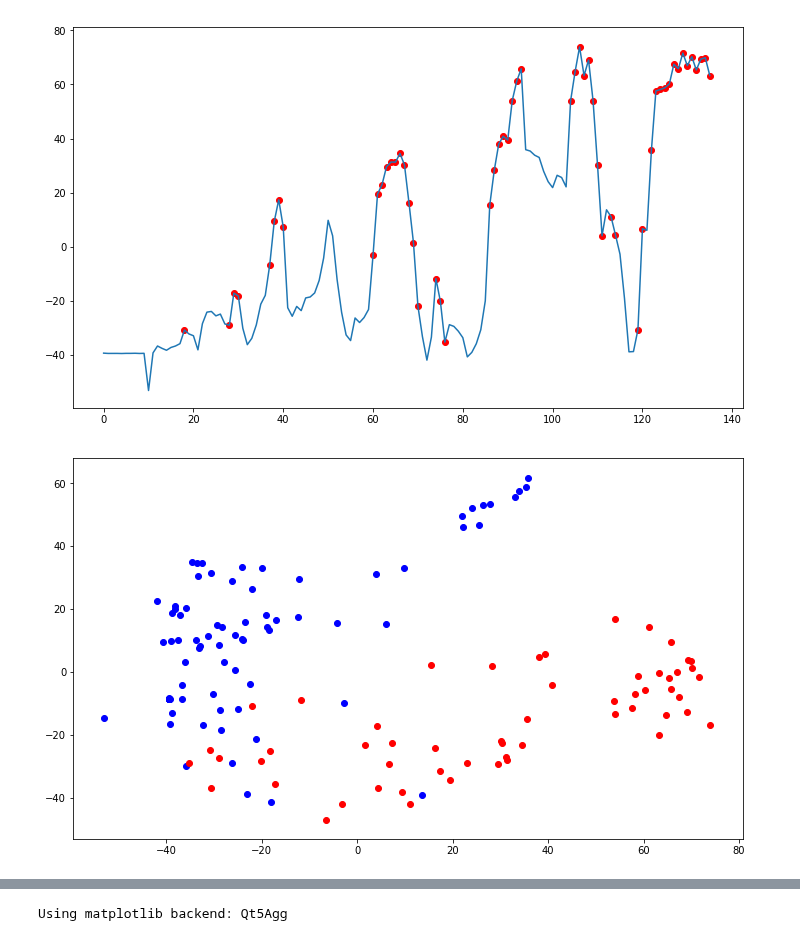
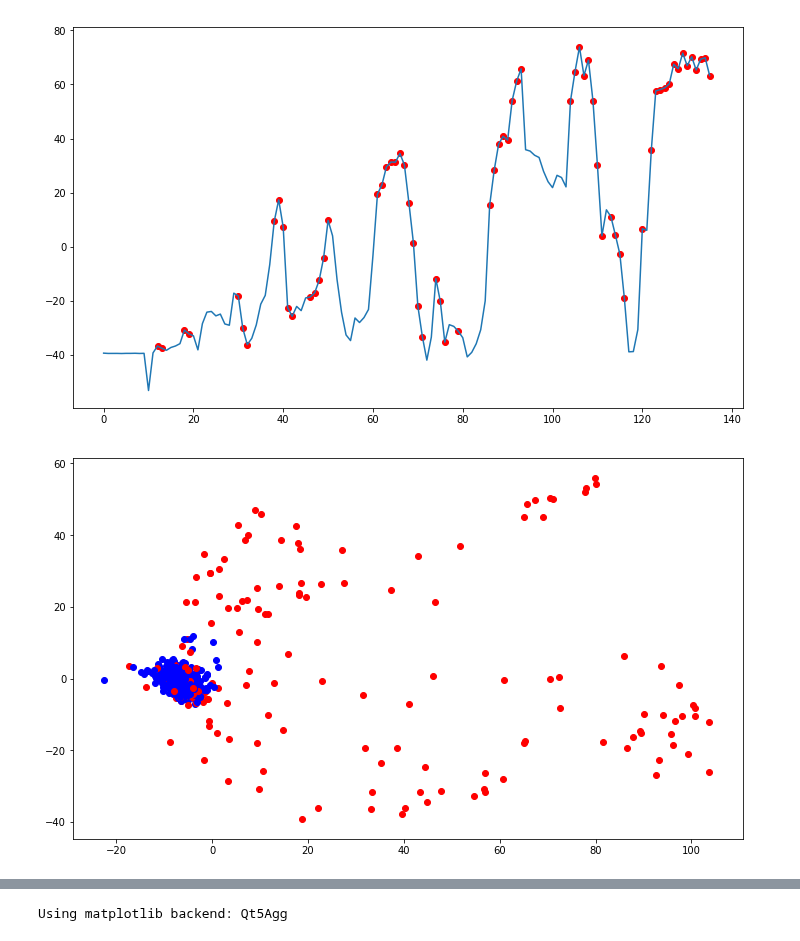
Before and after one commit to pratikluitel/SP-Cup, a Jupyter notebook: testingAlgos.ipynb, the cells around one changed output, grey strips where cells are left out. Drawn from its saved outputs; the diff is of its cells as text; code cells hidden in the pictures.

```diff
--- a/testingAlgos.ipynb
+++ b/testingAlgos.ipynb
@@ -110,7 +111,7 @@ z_score2 = find_theta_score(testData2)
 from sklearn.ensemble import IsolationForest
 
 #fit isofo model
-clf = IsolationForest(n_estimators=1000,contamination=0.0000000001) #contamination parameter specifies the level of contamination in training data
+clf = IsolationForest(n_estimators=1000,contamination=0.0000) #contamination parameter specifies the level of contamination in training data
 clf.fit(trainData)
 
 #predict anomalies
@@ -127,6 +128,7 @@ anomalyPrediction2 = tempanomalyPrediction2 == -1
 
 plot_anomalies_in_1D(z_score2, anomalyPrediction2)
 
-z2_score = find_theta_score(testData2,2)
-plot_anomalies_in_2D(z2_score.T, anomalyPrediction2)
+z2_score = find_theta_score(pd.concat([testData1, testData2],ignore_index = True),2)
+
+plot_anomalies_in_2D(z2_score.T, np.concatenate([anomalyPrediction1, anomalyPrediction2]))
 # %% [output]
@@ -141,7 +143,7 @@ plot_anomalies_in_2D(z2_score.T, anomalyPrediction2)
 from sklearn.svm import OneClassSVM
 
 #fit model
-oneclass = OneClassSVM(kernel='linear', nu=0.97)
+oneclass = OneClassSVM(kernel='linear', nu=0.971)
 oneclass.fit(trainData)
 
 #predict anomalies
@@ -157,5 +159,5 @@ tempanomalyPredictionSVM2 = oneclass.predict(testData2)
 anomalyPredictionSVM2 = tempanomalyPredictionSVM2 == 1
 
 plot_anomalies_in_1D(z_score2, anomalyPredictionSVM2)
-plot_anomalies_in_2D(z2_score.T, anomalyPredictionSVM2)
+plot_anomalies_in_2D(z2_score.T, np.concatenate([anomalyPrediction1, anomalyPrediction2]))
 # %% [output]
@@ -163,3 +165,3 @@ plot_anomalies_in_2D(z2_score.T, anomalyPredictionSVM2)
-[figure, old version]
+[figure, new version]
-[figure, old version]
+[figure, new version]
 # %%
```
Also changed, not shown: parts of 9 cells of this notebook.
